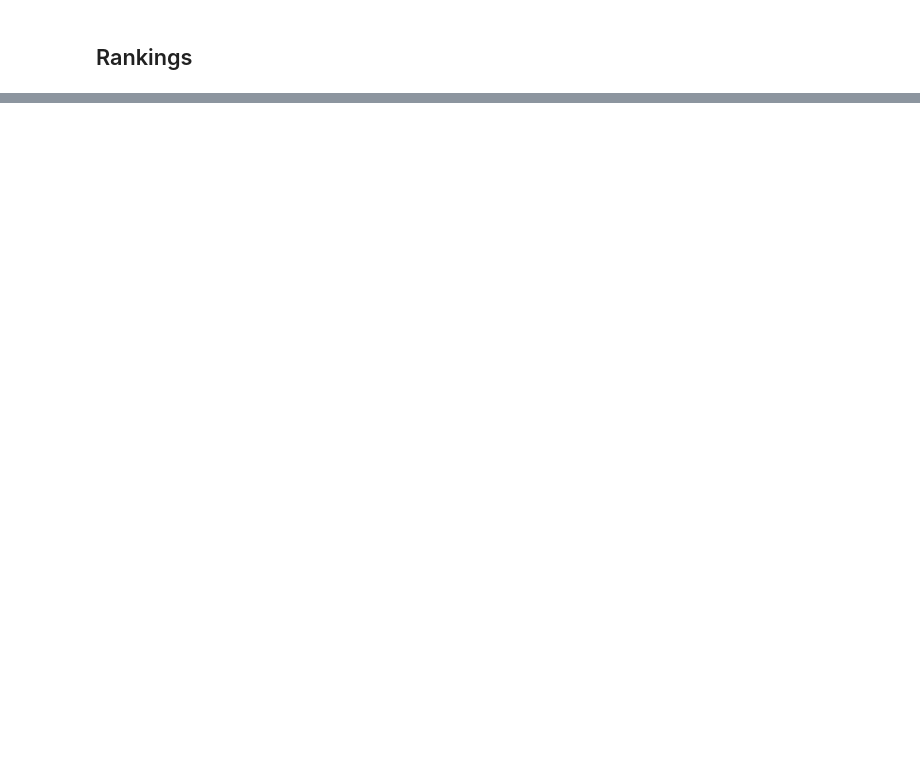
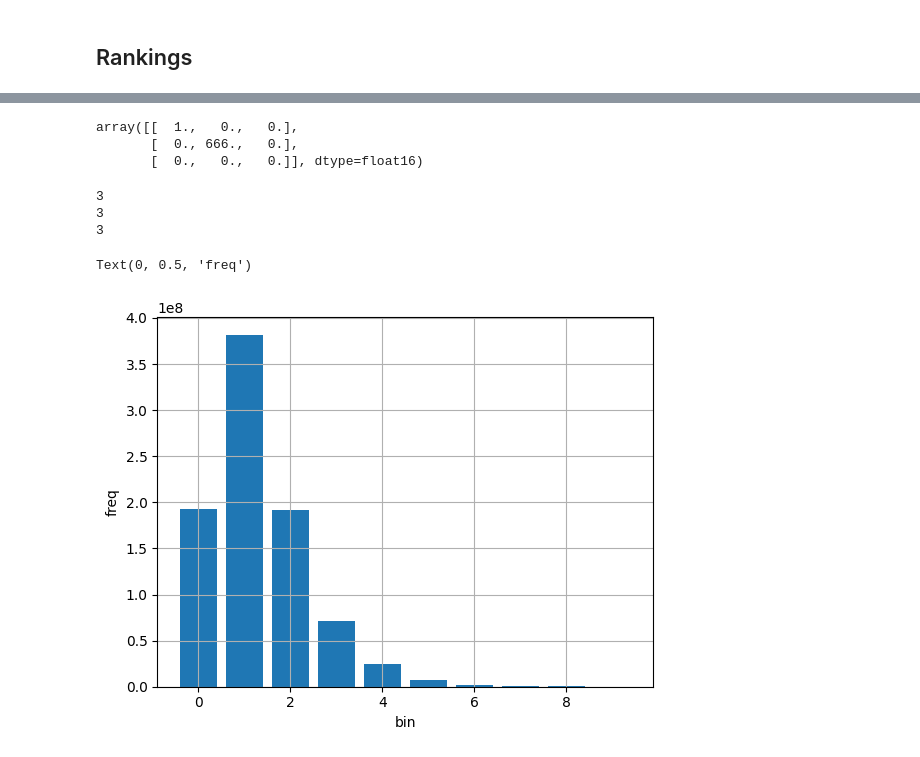
Before and after one commit to bittremieuxlab/simba, a Jupyter notebook: notebooks/discovery_search/plotting_comparison_analog_discovery.ipynb, the cells around one changed output, grey strips where cells are left out. Drawn from its saved outputs; the diff is of its cells as text; code cells hidden in the pictures; blank space fills up the shorter version.

```diff
--- a/notebooks/discovery_search/plotting_comparison_analog_discovery.ipynb
+++ b/notebooks/discovery_search/plotting_comparison_analog_discovery.ipynb
@@ -63,0 +144,38 @@ plt.legend()
+# %%
+a
+# %% [output]
+array([[  1.,   0.,   0.],
+       [  0., 666.,   0.],
+       [  0.,   0.,   0.]], dtype=float16)
+# %%
+from torch.utils.data import WeightedRandomSampler
+
+weights_tr = [0.1, 0.2, 0.3, 0.4]  # Some weights
+
+train_sampler = WeightedRandomSampler(
+    weights=weights_tr, num_samples=3, replacement=True
+)
+
+# Now, if you delete weights_tr
+del weights_tr
+
+# It will not affect train_sampler
+for index in train_sampler:
+    print(index)
+# %% [output]
+3
+3
+3
+# %%
+freq=[192235192,
+381735986,
+191719062,
+71400948,
+25104550,
+7324840,
+1996170,
+635518,
+265134,
+194200]
+import numpy as np
+ranges= np.arange(0,10)
@@ -63,0 +184,8 @@ plt.legend()
+# %%
+plt.bar(ranges, freq)
+plt.xlabel('bin')
+plt.grid()
+plt.ylabel('freq')
+# %% [output]
+Text(0, 0.5, 'freq')
+[figure, added]
```
Also changed, not shown: parts of 14 cells of this notebook, 1 other file.
